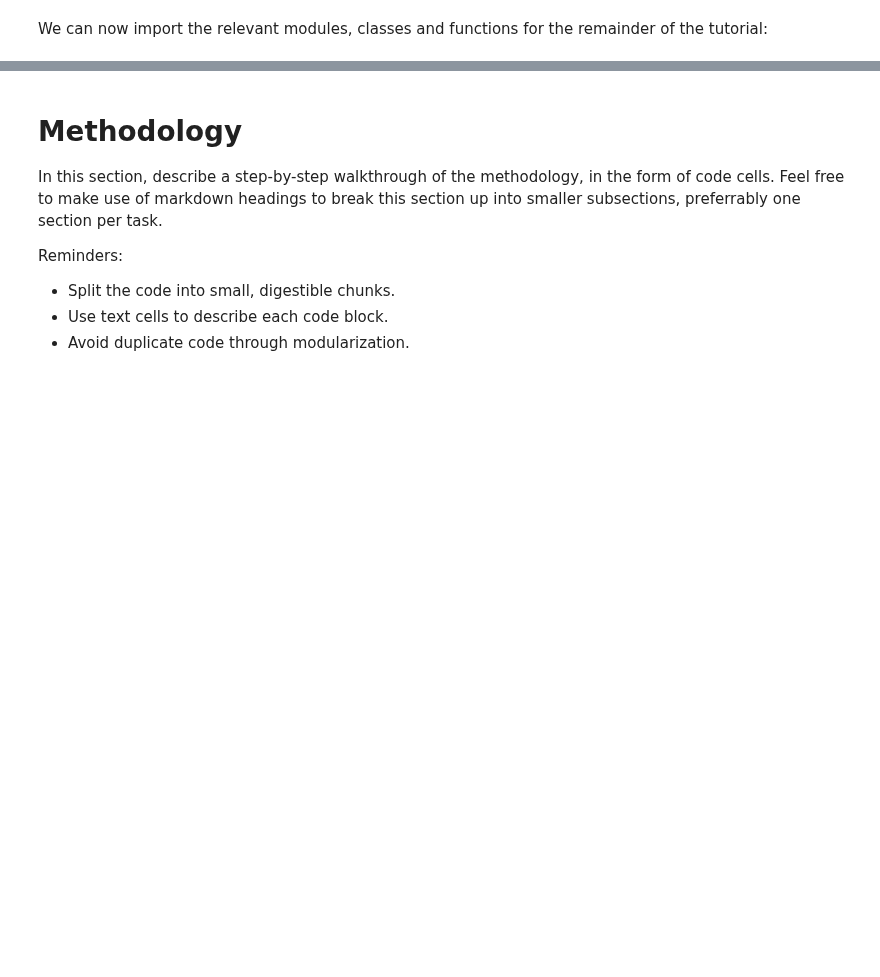
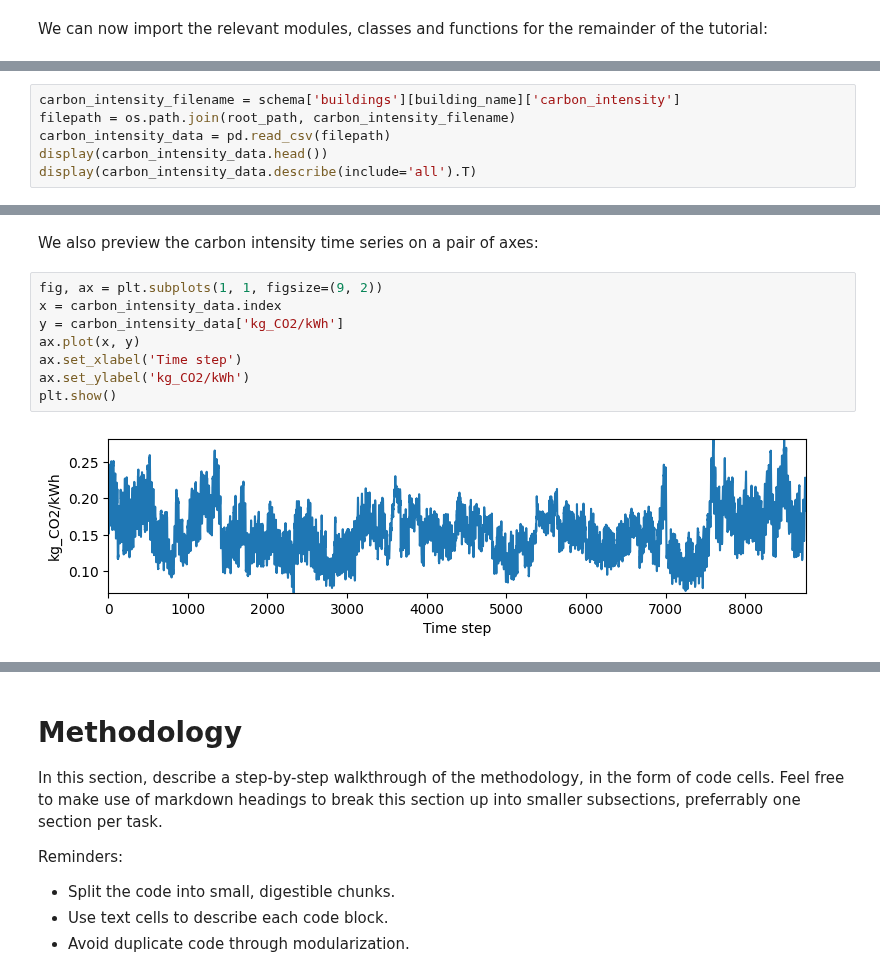
Before and after one commit to intelligent-environments-lab/CityLearn, a Jupyter notebook: examples/citylearn_ccai_tutorial.ipynb, the cells around one changed output, grey strips where cells are left out. Saved outputs shown, nothing was run; the diff lists cells and outputs as text; blank space fills up the shorter version.

```diff
--- a/examples/citylearn_ccai_tutorial.ipynb
+++ b/examples/citylearn_ccai_tutorial.ipynb
@@ -304,0 +459,6 @@ In this section, you might also want to describe the different input and output
+# %%
+carbon_intensity_filename = schema['buildings'][building_name]['carbon_intensity']
+filepath = os.path.join(root_path, carbon_intensity_filename)
+carbon_intensity_data = pd.read_csv(filepath)
+display(carbon_intensity_data.head())
+display(carbon_intensity_data.describe(include='all').T)
@@ -304,0 +474,12 @@ In this section, you might also want to describe the different input and output
+# %% [markdown]
+We also preview the carbon intensity time series on a pair of axes:
+# %%
+fig, ax = plt.subplots(1, 1, figsize=(9, 2))
+x = carbon_intensity_data.index
+y = carbon_intensity_data['kg_CO2/kWh']
+ax.plot(x, y)
+ax.set_xlabel('Time step')
+ax.set_ylabel('kg_CO2/kWh')
+plt.show()
+# %% [output]
+[figure, added]
```
Also changed, not shown: parts of 88 cells of this notebook.
